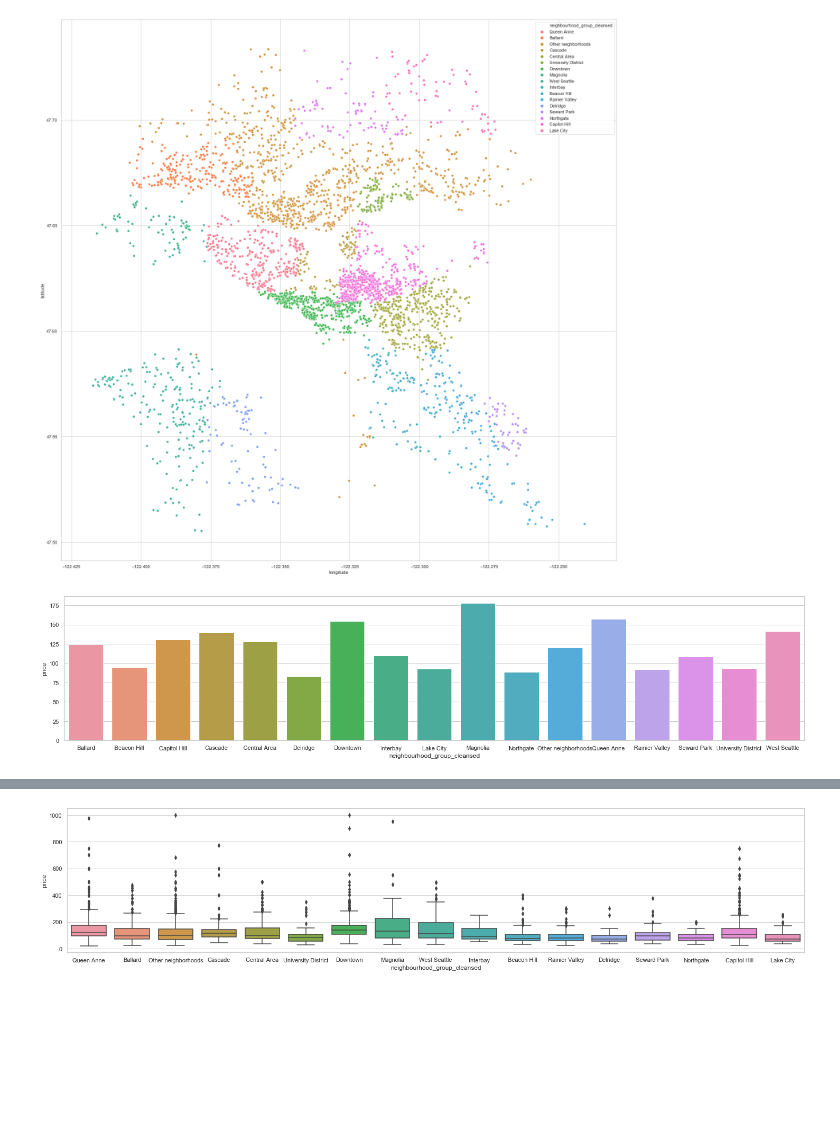
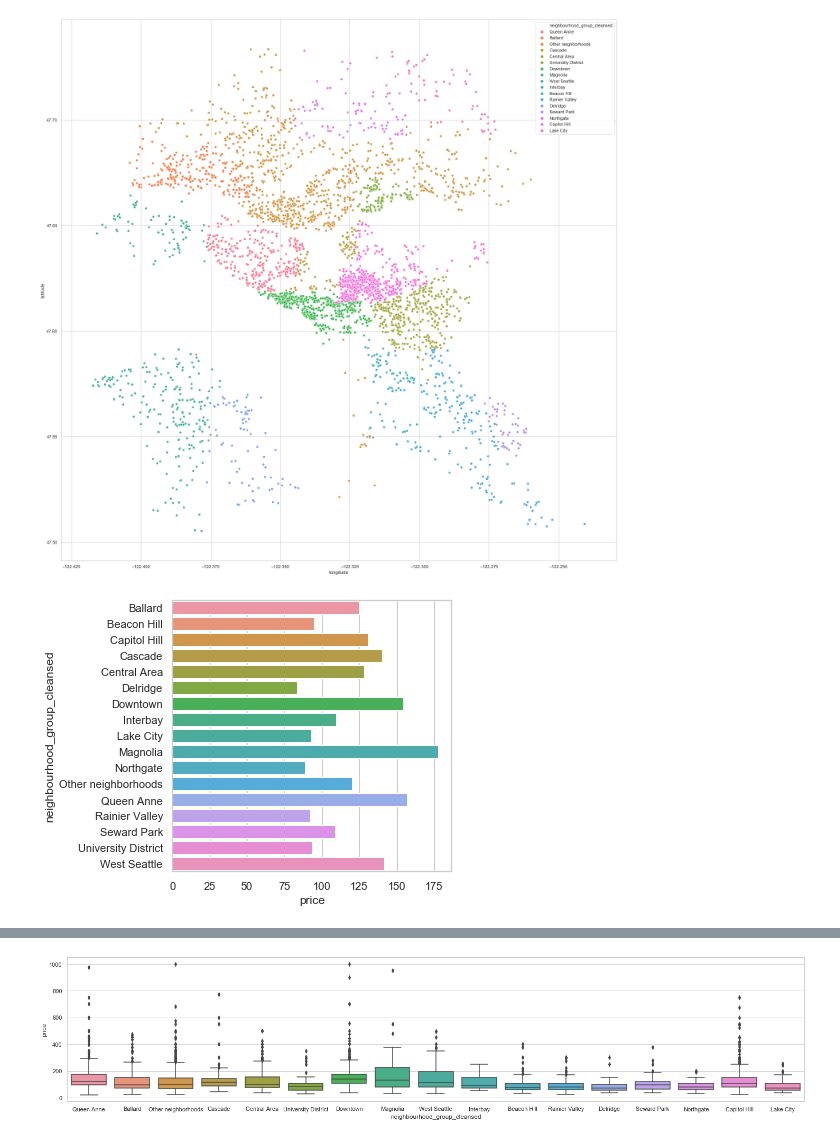
Before and after one commit to wjingyao/1015, a Jupyter notebook: Airbnb.ipynb, the cells around one changed output, grey strips where cells are left out. Saved outputs shown, nothing was run; the diff lists cells and outputs as text; code cells hidden in the pictures; blank space fills up the shorter version.

```diff
--- a/Airbnb.ipynb
+++ b/Airbnb.ipynb
@@ -168,8 +168,8 @@ plt.show()
 [figure]
 # %%
 data_groupbyNeighbour = listings.groupby("neighbourhood_group_cleansed")
-plt.figure(figsize=(25,5))
-sb.barplot(data=pd.DataFrame(data_groupbyNeighbour.mean()["price"]).reset_index(), x = "neighbourhood_group_cleansed" , y = "price" )
+plt.figure(figsize=(5,5))
+sb.barplot(data=pd.DataFrame(data_groupbyNeighbour.mean()["price"]).reset_index(), x = "price" , y = "neighbourhood_group_cleansed")
 plt.show()
 # %% [output]
-[figure, old version]
+[figure, new version]
```
Also changed, not shown: parts of 36 cells of this notebook.
